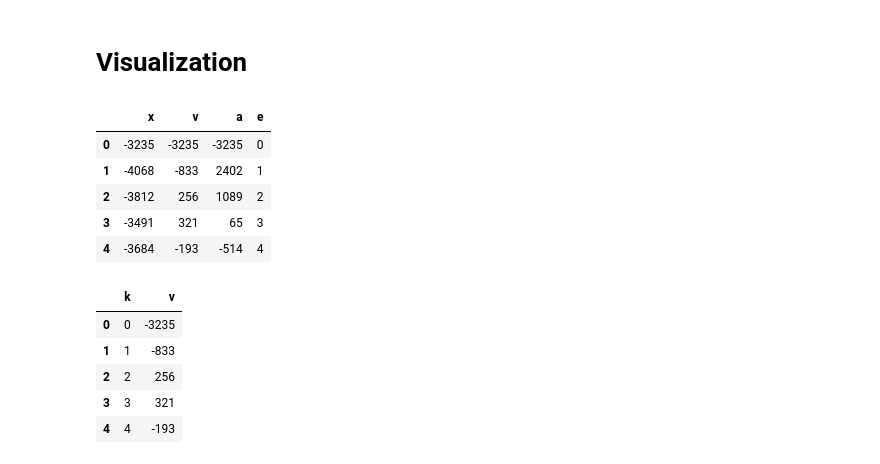
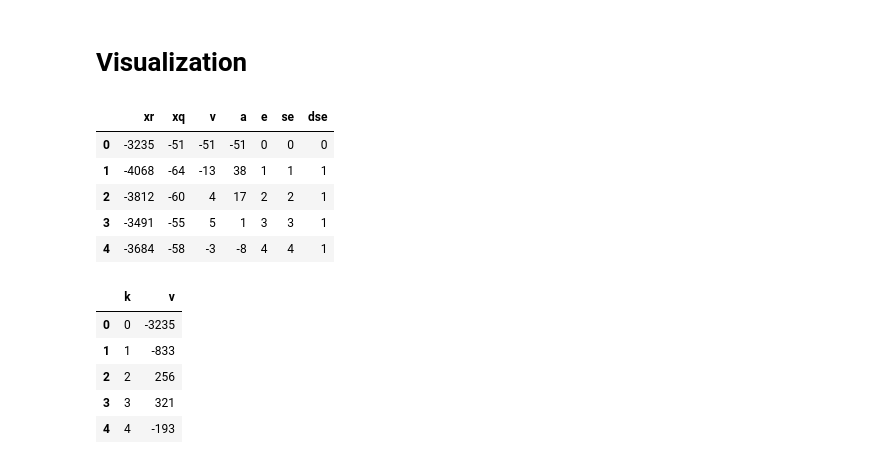
Before and after one commit to mr-brobot/compression, a Jupyter notebook: nbs/analysis.ipynb, the cells around one changed output. Saved outputs shown, nothing was run; the diff lists cells and outputs as text; code cells hidden in the pictures.

```diff
--- a/nbs/analysis.ipynb
+++ b/nbs/analysis.ipynb
@@ -129,0 +134,22 @@ plt.plot(samples);
+# %%
+import math
+
+def quant(v: int) -> int:
+    return math.floor(v / 64.0)
+
+def dequant(v: int) -> int:
+    if v >= 0:
+        return round(v * 64.061577 + 31.034184)
+
+    return -round((-v - 1) * 64.061577 + 31.034184) - 1
+
+qsamples = [quant(v) for v in samples]
+
+assert [dequant(v) for v in qsamples] == samples
+
+print(f"length: {len(qsamples)}")
+print(f"min: {min(qsamples)}")
+print(f"max: {max(qsamples)}")
+print(f"ndv_ratio: {len(set(qsamples)) / len(qsamples)}")
+
+plt.plot(qsamples);
@@ -149,9 +181,9 @@ delta_test = [1, 3, 6, 10, 15]
 assert delta_encode(delta_test) == [1, 2, 3, 4, 5]
 assert delta_decode(delta_encode(delta_test)) == delta_test
 
-deltas = delta_encode(samples)
+deltas = delta_encode(qsamples)
 
-assert samples == delta_decode(deltas)
+assert qsamples == delta_decode(deltas)
 
 print(f"length: {len(deltas)}")
 print(f"min: {min(deltas)}")
@@ -542,17 +572,25 @@ Current implementation is not effective.
 # %%
 import pandas as pd
 
 # position, velocity, & dict-encoded velocity
-df = pd.DataFrame({"x": samples, "v": deltas, "a": delta_encode(deltas), "e": e})
+df = pd.DataFrame({
+    "xr": samples,
+    "xq": qsamples,
+    "v": deltas,
+    "a": delta_encode(deltas),
+    "e": e,
+    "se": se,
+    "dse": delta_encode(se)
+})
 
 df.head()
 # %% [output]
-|  | x | v | a | e |
-| 0 | -3235 | -3235 | -3235 | 0 |
-| 1 | -4068 | -833 | 2402 | 1 |
-| 2 | -3812 | 256 | 1089 | 2 |
-| 3 | -3491 | 321 | 65 | 3 |
-| 4 | -3684 | -193 | -514 | 4 |
+|  | xr | xq | v | a | e | se | dse |
+| 0 | -3235 | -51 | -51 | -51 | 0 | 0 | 0 |
+| 1 | -4068 | -64 | -13 | 38 | 1 | 1 | 1 |
+| 2 | -3812 | -60 | 4 | 17 | 2 | 2 | 1 |
+| 3 | -3491 | -55 | 5 | 1 | 3 | 3 | 1 |
+| 4 | -3684 | -58 | -3 | -8 | 4 | 4 | 1 |
 # %%
 import pandas as pd
 
```
Also changed, not shown: parts of 12 cells of this notebook.
